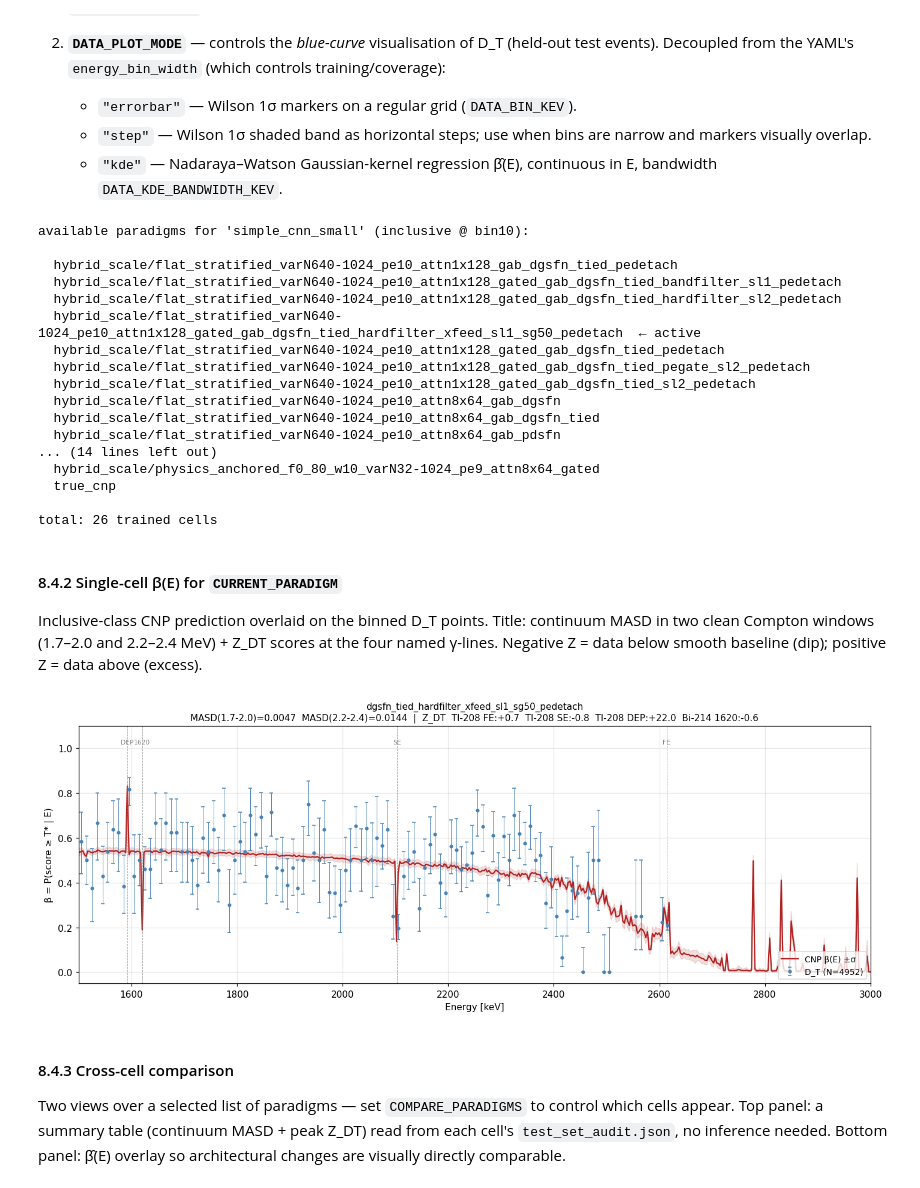
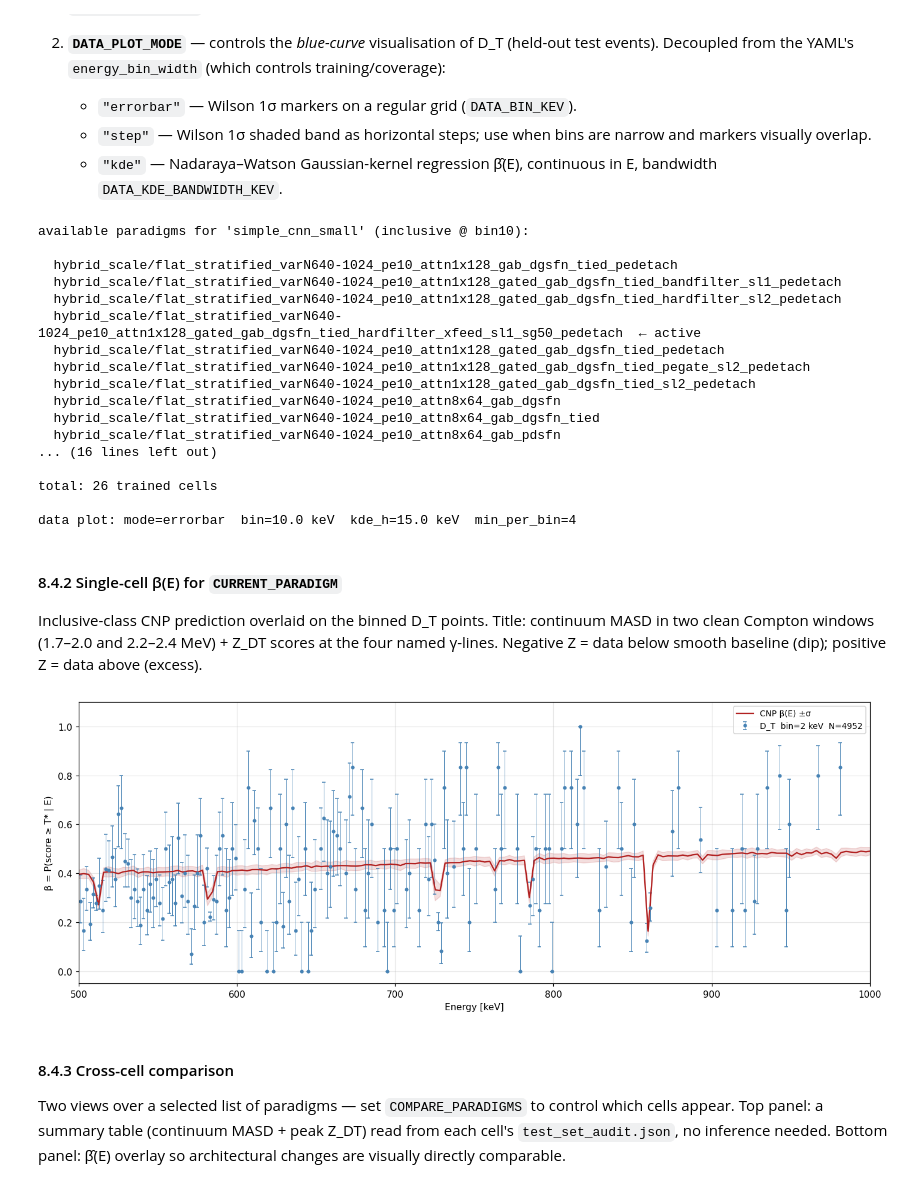
Before and after one commit to Galileo-Sandbox/MAJORANA_ACP, a Jupyter notebook: notebooks/data_visualization.ipynb, the cells around one changed output. Saved outputs shown, nothing was run; the diff lists cells and outputs as text; code cells hidden in the pictures.

```diff
--- a/notebooks/data_visualization.ipynb
+++ b/notebooks/data_visualization.ipynb
@@ -201,16 +194,0 @@ pre-summed regions).
-# %%
-rng = np.random.default_rng(42)
-sample_idx = np.sort(rng.choice(n_events, 4, replace=False))
-
-fig, axes = plt.subplots(2, 2, figsize=(11, 5.5), sharex=True)
-for ax, i in zip(axes.flat, sample_idx):
-    ax.plot(waveforms[i], lw=0.7)
-    ax.axvline(tp0[i], color="red", ls="--", lw=0.8, label=f"tp0={tp0[i]}")
-    ax.set_title(f"id={i}  E={energy[i]:.1f} keV  det={detector[i]}", fontsize=9)
-    ax.set_ylabel("ADC counts")
-    ax.legend(loc="lower right", fontsize=8)
-for ax in axes[-1]:
-    ax.set_xlabel("Sample index")
-fig.suptitle("Sample waveforms with tp0 marker")
-fig.tight_layout()
-plt.show()
@@ -228,6 +204,7 @@ bins = np.arange(500, 3000, 1)
 
 
 PEAK_MARKERS = [
+    ("A", 510)
     ("Tl-208 FE", 2614.0),
     ("Tl-208 SE", 2103.0),
     ("Tl-208 DEP", 1592.0),
@@ -246,6 +223,6 @@ ax.set_ylabel("Counts / 10 keV")
 ax.set_title(f"Energy spectrum — {sample_file.name}")
 ax.legend()
 fig.tight_layout()
-plt.xlim(500,3000)
+plt.xlim(500,600)
 plt.show()
 # %% [output]
@@ -862,6 +839,8 @@ from scripts.diagnostics.cnp_test_inference import (  # noqa: E402
     _filter_test_events,
     split_test_data,
     _empirical_with_wilson,
+    pull_arrays,
+    plot_pulls,
 )
 
 CFG_ROOT = (_REPO_ROOT / "configs/cut_acceptance").resolve()
@@ -888,7 +867,7 @@ CURRENT_PARADIGM = (
     "_gab_dgsfn_tied_hardfilter_xfeed_sl1_sg50_pedetach"
 )
 TEST_FRACTION = 1.0
-CONTEXT_FRACTION = 0.30
+CONTEXT_FRACTION = 0.20
 N_MC = 50
 SEED = 0
 
@@ -1112,7 +1091,6 @@ def plot_model_curve(ax, res, *, color="firebrick", label=None, with_band=True):
             color=color, alpha=0.15,
         )
     ax.plot(res.dense_energies, mu, color=color, lw=1.5, label=label)
-    _draw_peak_markers(ax)
     ax.set_xlim(500, 3000)
     ax.set_ylim(-0.05, 1.10)
     ax.grid(alpha=0.3)
@@ -1141,11 +1119,11 @@ available paradigms for 'simple_cnn_small' (inclusive @ bin10):
   hybrid_scale/flat_stratified_varN640-1024_pe10_attn8x64_gab_dgsfn
   hybrid_scale/flat_stratified_varN640-1024_pe10_attn8x64_gab_dgsfn_tied
   hybrid_scale/flat_stratified_varN640-1024_pe10_attn8x64_gab_pdsfn
-... (14 lines left out)
-  hybrid_scale/physics_anchored_f0_80_w10_varN32-1024_pe9_attn8x64_gated
-  true_cnp
+... (16 lines left out)
 
 total: 26 trained cells
+
+data plot: mode=errorbar  bin=10.0 keV  kde_h=15.0 keV  min_per_bin=4
 # %% [markdown]
 #### 8.4.2 Single-cell β(E) for `CURRENT_PARADIGM`
 
@@ -1157,36 +1135,38 @@ data below smooth baseline (dip); positive Z = data above
 # %%
 res = get_inference(CURRENT_PARADIGM)
 audit = read_cell_audit(CURRENT_PARADIGM)
 
 fig, ax = plt.subplots(figsize=(13, 5))
-plot_data(ax, CURRENT_PARADIGM)
+plot_data(ax, CURRENT_PARADIGM, mode="errorbar", bin_width_kev=2,
+              bandwidth_kev=None,)
 plot_model_curve(ax, res, label="CNP β(E) ±σ")
 
 # Title — pull MASD + peak Z scores from the audit JSON.
 if audit is not None:
     s = audit["sawtooth_metrics"]
     masd_lo = s["region_1700_2000"]["masd"]
     masd_hi = s["region_2200_2400"]["masd"]
     peak_strs = []
     for pk in audit["peak_metrics"]:
         z = pk.get("z_DT")
         if z is not None:
             peak_strs.append(f"{pk['peak_name']}:{z:+.1f}")
     title = (
         f"{_short_tag(CURRENT_PARADIGM)}\n"
         f"MASD(1.7-2.0)={masd_lo:.4f}  MASD(2.2-2.4)={masd_hi:.4f}  "
         f"|  Z_DT  " + "  ".join(peak_strs)
     )
 else:
     title = _short_tag(CURRENT_PARADIGM)
-ax.set_title(title, fontsize=10)
+#ax.set_title(title, fontsize=10)
 ax.set_xlabel("Energy [keV]")
 ax.set_ylabel("β = P(score ≥ T* | E)")
-ax.legend(loc="lower right", fontsize=9)
+ax.legend(loc="upper right", fontsize=9)
+plt.xlim(500,1000)
 fig.tight_layout()
 plt.show()
 # %% [output]
-[figure, old version]
+[figure, new version]
 # %% [markdown]
 #### 8.4.3 Cross-cell comparison
 
```
Also changed, not shown: parts of 12 cells of this notebook.
